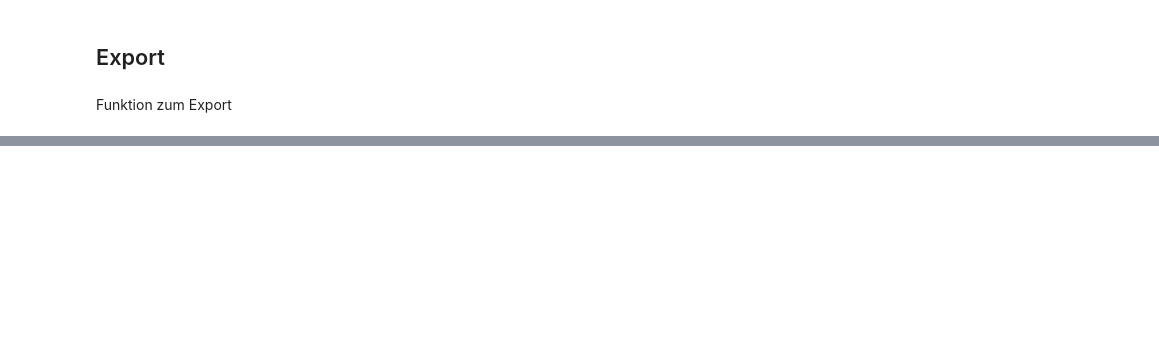
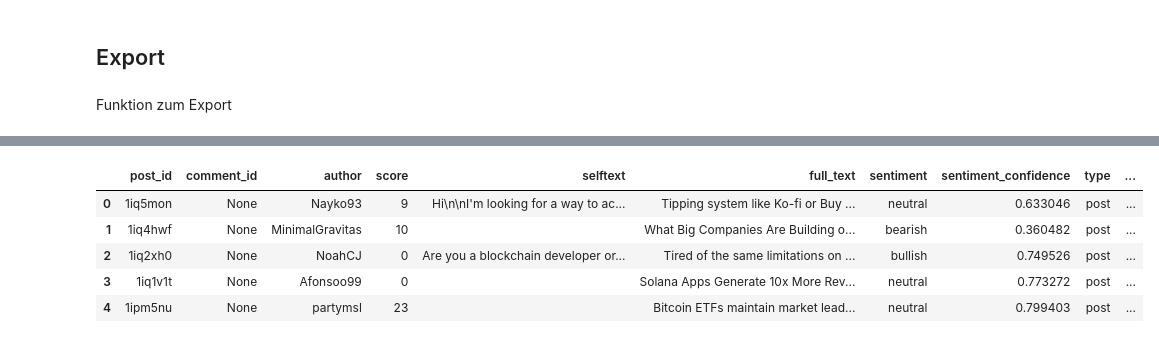
Before and after one commit to Reimser/sp3_3_studienarbeit, a Jupyter notebook: notebooks/scrape.ipynb, the cells around one changed output, grey strips where cells are left out. Saved outputs shown, nothing was run; the diff lists cells and outputs as text; code cells hidden in the pictures; blank space fills up the shorter version.

```diff
--- a/notebooks/scrape.ipynb
+++ b/notebooks/scrape.ipynb
@@ -384,9 +380,38 @@ AttributeError: 'tuple' object has no attribute 'columns'
 # %% [markdown]
 ## Merge
-# %%
-# 🔹 Spalte "type" hinzufügen (damit klar ist, ob es ein Post oder Kommentar ist)
-df_posts_clean["type"] = "post"
-df_comments_clean["type"] = "comment"
-
-# 🔹 Mergen von Posts & Kommentaren
-df_merged = pd.concat([df_posts_clean, df_comments_clean], ignore_index=True)
+# %%
+def merge_reddit_data(df_posts, df_comments):
+    print("🚀 Starte Merging der Posts & Kommentare...")
+
+    # 🔹 **Posts: "full_text" = title + selftext**
+    df_posts["full_text"] = df_posts["title"].fillna("") + " " + df_posts["selftext"].fillna("")
+    df_posts["full_text"] = df_posts["full_text"].str.strip()
+
+    # 🔹 **Kommentare: "full_text" = selftext**
+    df_comments["full_text"] = df_comments["selftext"].fillna("")
+
+    # 🔹 **Standardisierte Spalten für das Merging**
+    df_posts["comment_id"] = None  # Posts haben keine "comment_id"
+    df_comments["title"] = None  # Kommentare haben keinen Titel
+
+    # 🔹 **"type"-Spalte zur Unterscheidung**
+    df_posts["type"] = "post"
+    df_comments["type"] = "comment"
+
+    # 🔹 **Gemeinsame Spalten für das Merging**
+    common_columns = [
+        "post_id", "comment_id", "author", "score", "selftext",
+        "full_text", "sentiment", "sentiment_confidence", "type", "date", "time"
+    ]
+
+    # 🔹 **Merging der Daten (zusammenführen von Posts & Kommentaren)**
+    df_merged = pd.concat([df_posts[common_columns], df_comments[common_columns]], ignore_index=True)
+
+    # 🔹 **Datentypen normalisieren**
+    df_merged["score"] = df_merged["score"].astype(int, errors="ignore")
+    df_merged["sentiment_confidence"] = df_merged["sentiment_confidence"].astype(float, errors="ignore")
+
+    print(f"✅ Merging abgeschlossen: {df_merged.shape[0]} Einträge (Posts + Kommentare).")
+    return df_merged
+# %%
+df_merged = merge_reddit_data(df_posts_clean, df_comments_clean)
@@ -446,0 +475,9 @@ export_to_drive(df_posts_clean, df_comments_clean, df_merged)
+# %%
+df_merged.head()
+# %% [output]
+|  | post_id | comment_id | author | score | selftext | full_text | sentiment | sentiment_confidence | type | ... |
+| 0 | 1iq5mon | None | Nayko93 | 9 | Hi\n\nI'm looking for a way to ac... | Tipping system like Ko-fi or Buy ... | neutral | 0.633046 | post | ... |
+| 1 | 1iq4hwf | None | MinimalGravitas | 10 |  | What Big Companies Are Building o... | bearish | 0.360482 | post | ... |
+| 2 | 1iq2xh0 | None | NoahCJ | 0 | Are you a blockchain developer or... | Tired of the same limitations on ... | bullish | 0.749526 | post | ... |
+| 3 | 1iq1v1t | None | Afonsoo99 | 0 |  | Solana Apps Generate 10x More Rev... | neutral | 0.773272 | post | ... |
+| 4 | 1ipm5nu | None | partymsl | 23 |  | Bitcoin ETFs maintain market lead... | neutral | 0.799403 | post | ... |
```
Also changed, not shown: parts of 13 cells of this notebook.
